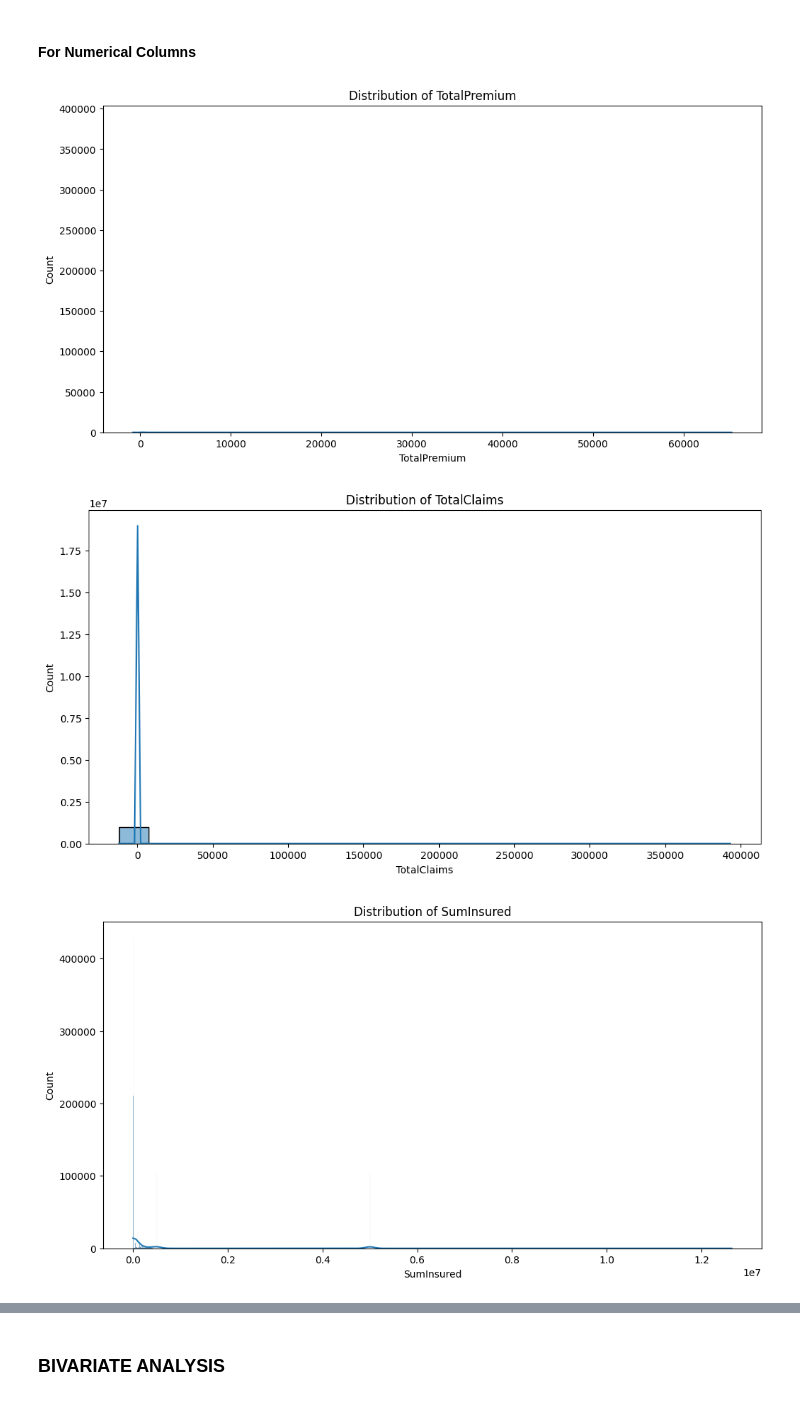
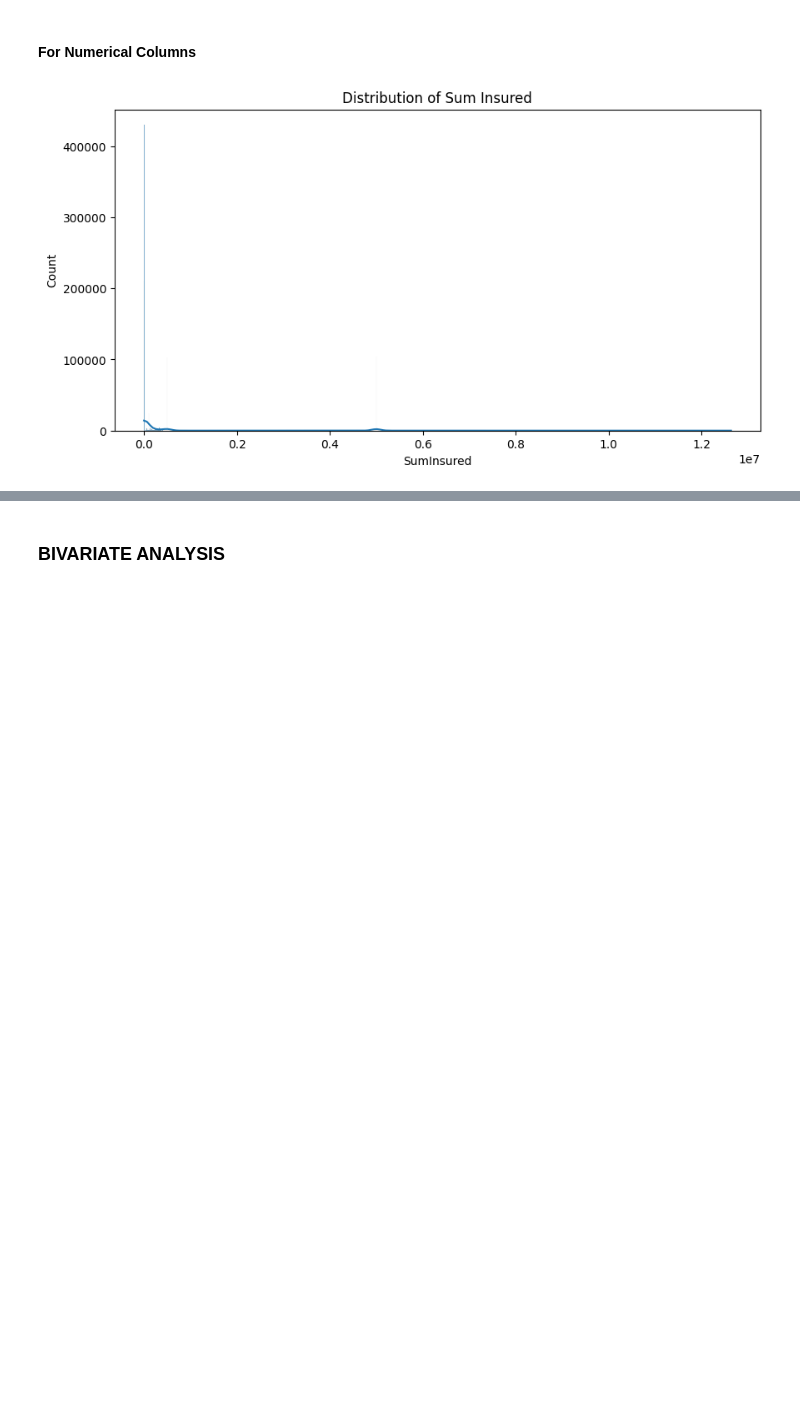
Before and after one commit to rinamoh/Kifiya-AIM-Week_3, a Jupyter notebook: notebooks/EDA.ipynb, the cells around one changed output, grey strips where cells are left out. Cells and saved outputs as stored; diff of their text form; code cells hidden in the pictures; blank space fills up the shorter version.

```diff
--- a/notebooks/EDA.ipynb
+++ b/notebooks/EDA.ipynb
@@ -134,13 +135,10 @@ for col in categorical_columns:
 # %% [markdown]
 #### For Numerical Columns
 # %%
-numerical_cols = ['TotalPremium', 'TotalClaims', 'SumInsured']
-for col in numerical_cols:
-    plt.figure(figsize=(12, 6))
-    sns.histplot(df[col], kde=True)
-    plt.title(f'Distribution of {col}')
-    plt.show()
+
+plt.figure(figsize=(10, 5))
+sns.histplot(df['SumInsured'], kde=True)
+plt.title(f'Distribution of Sum Insured')
+plt.show()
 # %% [output]
-[figure, old version]
+[figure, new version]
-[figure, removed]
-[figure, removed]
```
Also changed, not shown: parts of 19 cells of this notebook.
